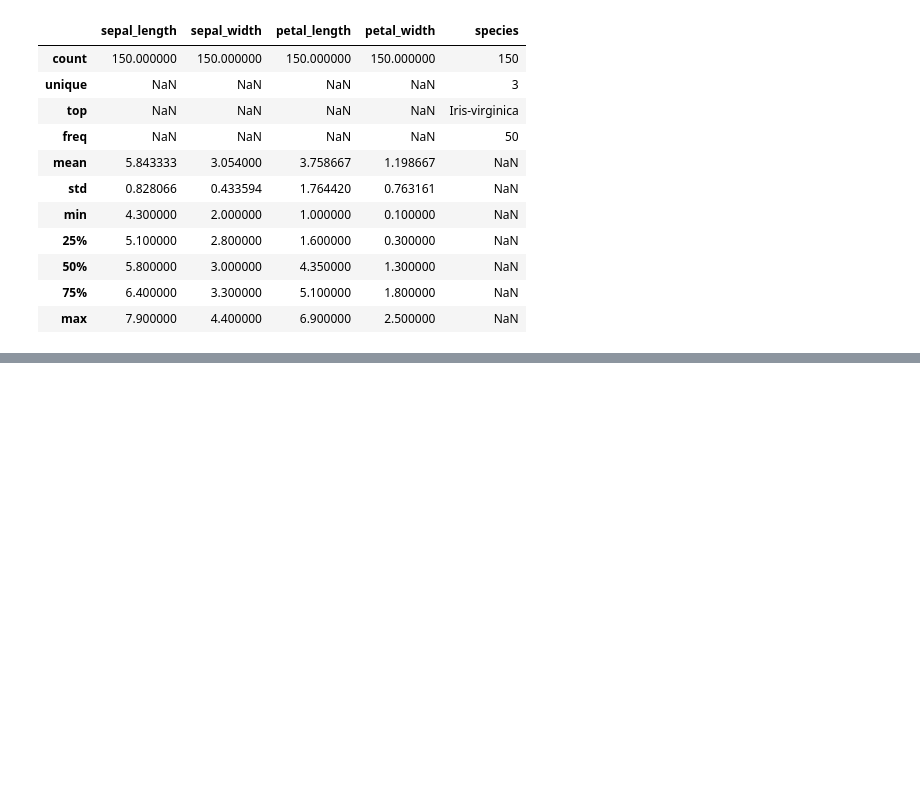
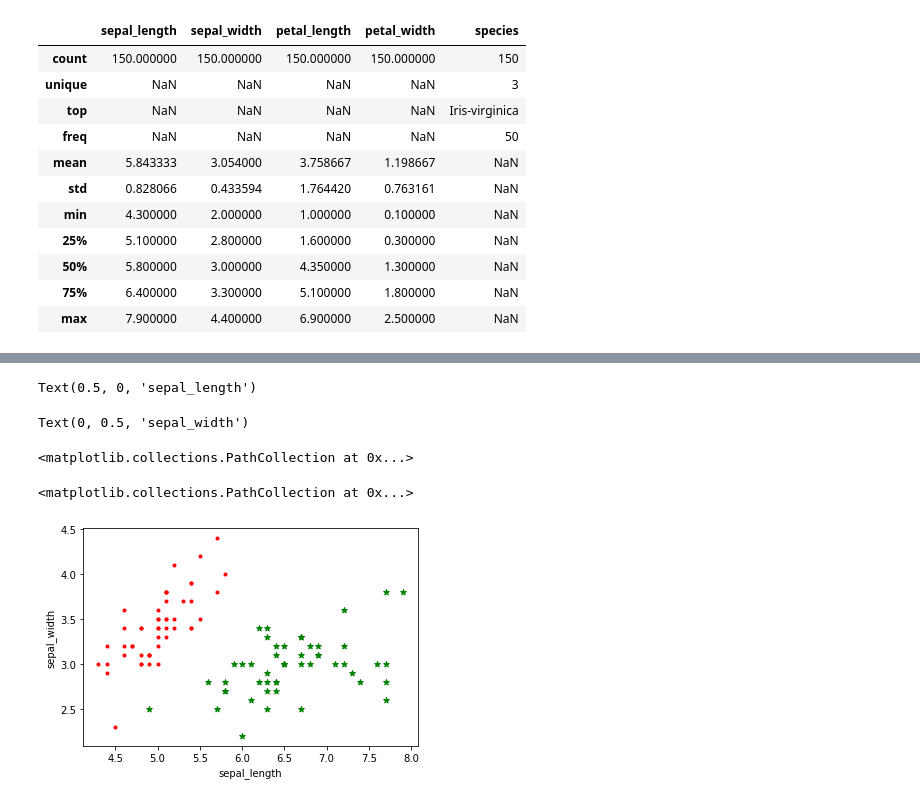
Before and after one commit to Somnathpaul/iris-flower-prediction, a Jupyter notebook: iris flower prediction.ipynb, the cells around one changed output, grey strips where cells are left out. Drawn from its saved outputs; the diff is of its cells as text; code cells hidden in the pictures; blank space fills up the shorter version.

```diff
--- a/iris flower prediction.ipynb
+++ b/iris flower prediction.ipynb
@@ -71,0 +117,4 @@ ds.describe(include="all")
+# %%
+df1 = ds[ds.species=="Iris-virginica"]
+df2 = ds[ds.species=="Iris-setosa"]
+df3 = ds[ds.species=="Iris-setosa"]
@@ -71,0 +130,12 @@ ds.describe(include="all")
+# %%
+plt.xlabel("sepal_length")
+plt.ylabel("sepal_width")
+plt.scatter(df1["sepal_length"], df1["sepal_width"], color="green", marker="*")
+#plt.scatter(df2["sepal_length"], df2["sepal_width"], color="blue", marker="+")
+plt.scatter(df3["sepal_length"], df3["sepal_width"], color="red", marker=".")
+# %% [output]
+Text(0.5, 0, 'sepal_length')
+Text(0, 0.5, 'sepal_width')
+<matplotlib.collections.PathCollection at 0x...>
+<matplotlib.collections.PathCollection at 0x...>
+[figure, added]
```
Also changed, not shown: parts of 9 cells of this notebook.
